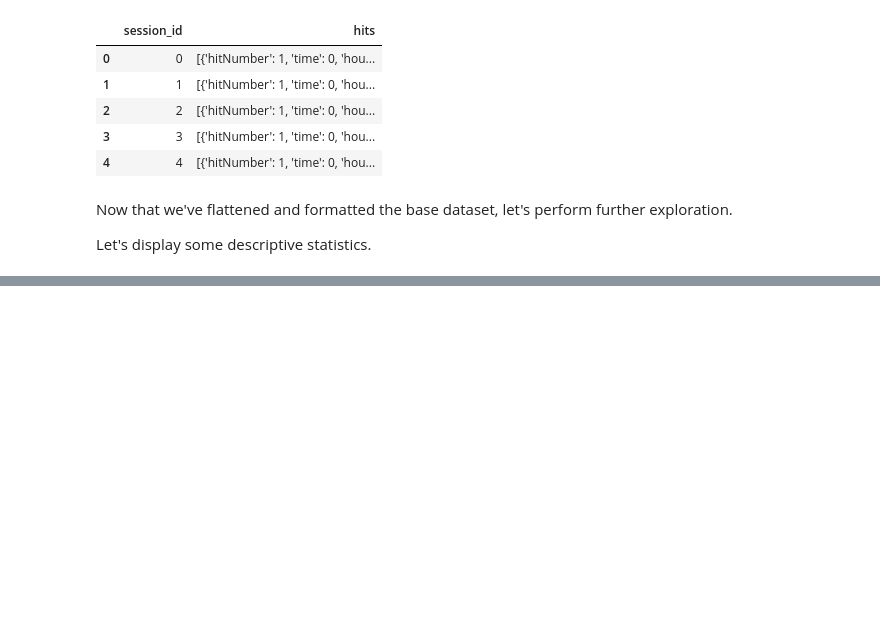
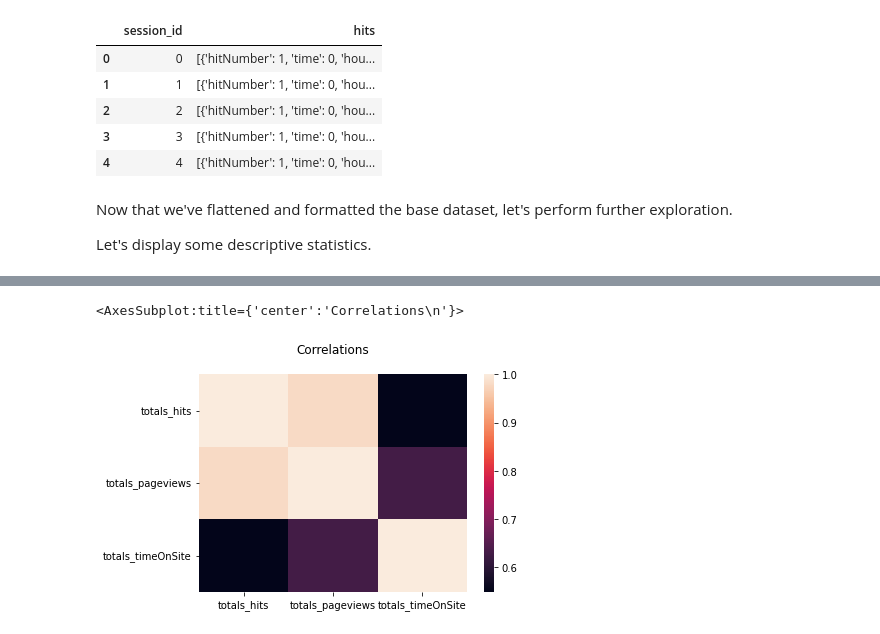
Before and after one commit to lamparelli/analytics_eda, a Jupyter notebook: eda.ipynb, the cells around one changed output, grey strips where cells are left out. Saved outputs shown, nothing was run; the diff lists cells and outputs as text; code cells hidden in the pictures; blank space fills up the shorter version.

```diff
--- a/eda.ipynb
+++ b/eda.ipynb
@@ -318,0 +376,7 @@ df.describe(include="all")
+# %%
+import matplotlib.pyplot as plt
+plt.title("Correlations\n")
+sns.heatmap(df.drop(columns=["id", "fullVisitorId"]).select_dtypes(include=np.number).corr())
+# %% [output]
+<AxesSubplot:title={'center':'Correlations\n'}>
+[figure, added]
```
Also changed, not shown: parts of 9 cells of this notebook.
